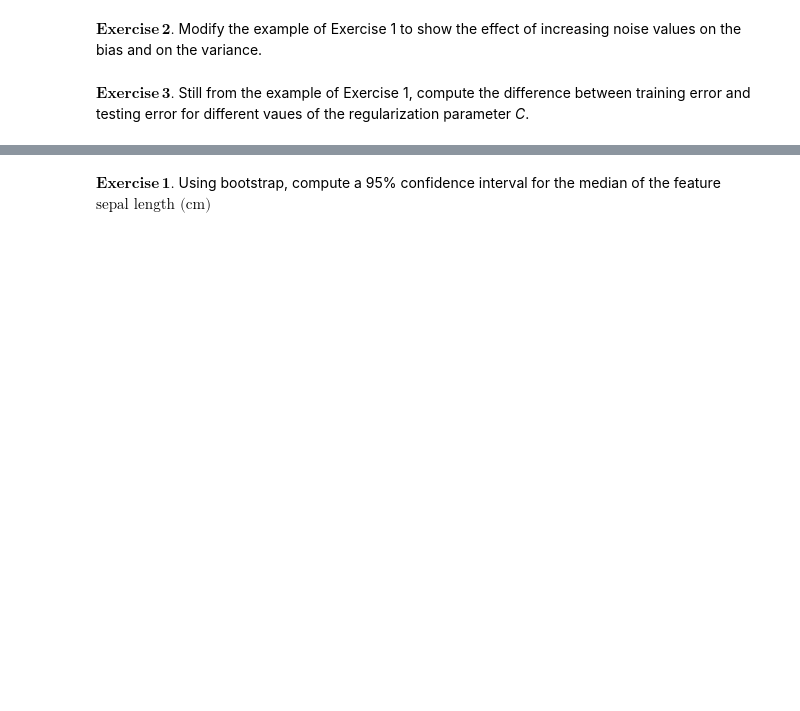
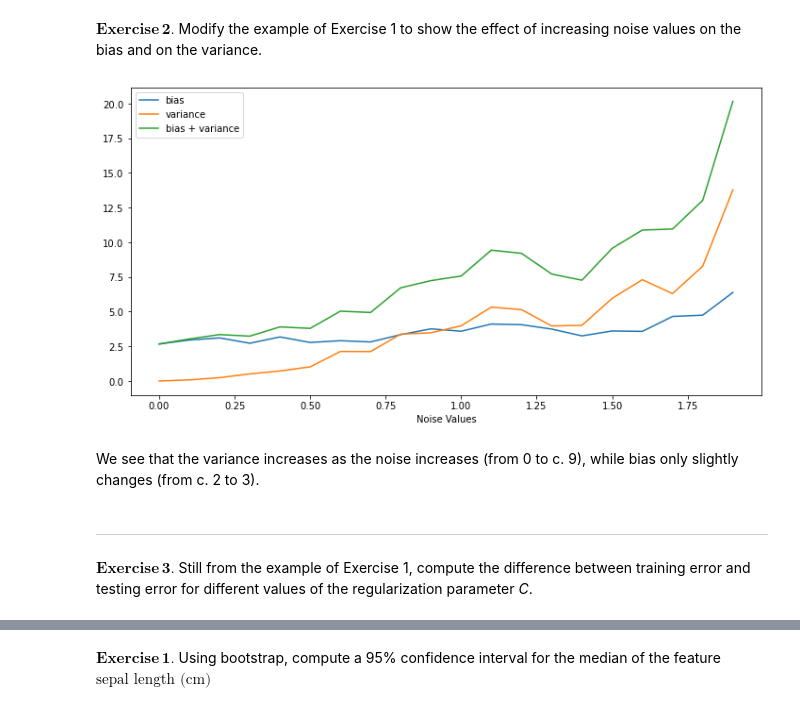
Before and after one commit to qlero/UCA_MSc-DS1, a Jupyter notebook: 2_model_selection/lecture_5/Assignments 2.ipynb, the cells around one changed output, grey strips where cells are left out. Cells and saved outputs as stored; diff of their text form; code cells hidden in the pictures; blank space fills up the shorter version.

```diff
--- a/2_model_selection/lecture_5/Assignments 2.ipynb
+++ b/2_model_selection/lecture_5/Assignments 2.ipynb
@@ -14,2 +155,37 @@ $\mathbf{Exercise\, 2.}$ Modify the example of Exercise 1 to show the effect of
+# %%
+# Calculates bias, variance, and mix for each noise level
+
+biases = []
+variances = []
+bias_variances = []
+
+for noise_level in noise_values:
+    b, v, b_v, _ = calculate(
+        minimum, maximum,
+        n_samples, noise_level, f,
+        parameter_value,
+        parameter_range,
+        sample_draws,
+        False
+    )
+    biases.append(b[0])
+    variances.append(v[0])
+    bias_variances.append(b_v[0])
+# %%
+# Plotting of bias variance depended on noise
+
+plt.figure(figsize=(12,6))
+plt.plot(noise_values,biases, label = 'bias')
+plt.plot(noise_values,variances, label = 'variance')
+plt.plot(noise_values,bias_variances, label = 'bias + variance')
+plt.xlabel('Noise Values')
+plt.legend()
+plt.show()
+# %% [output]
+[figure, added]
+# %% [markdown]
+We see that the variance increases as the noise increases (from 0 to c. 9), while bias only slightly changes (from c. 2 to 3).
+# %% [markdown]
+<hr>
 # %% [markdown]
-$\mathbf{Exercise\, 3.}$ Still from the example of Exercise 1, compute the difference between training error and testing error for different vaues of the regularization parameter _C_.
+$\mathbf{Exercise\, 3.}$ Still from the example of Exercise 1, compute the difference between training error and testing error for different values of the regularization parameter _C_.
```
Also changed, not shown: parts of 38 cells of this notebook, 1 other file.
